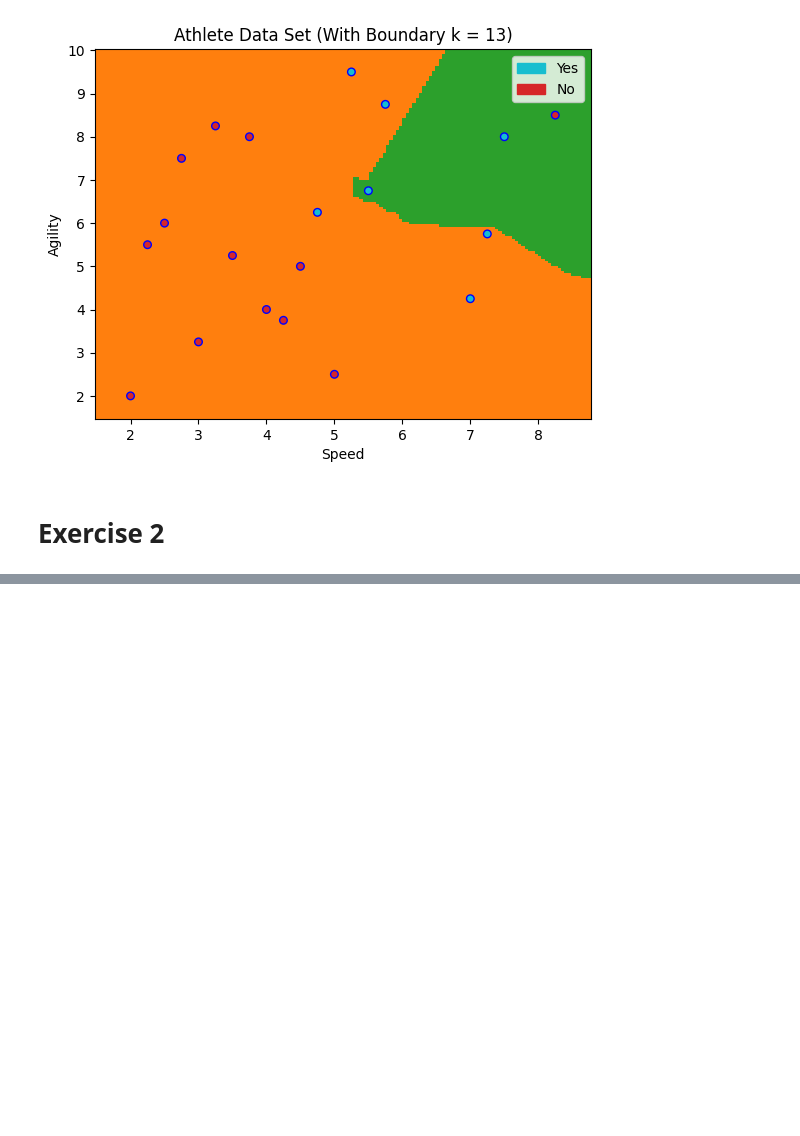
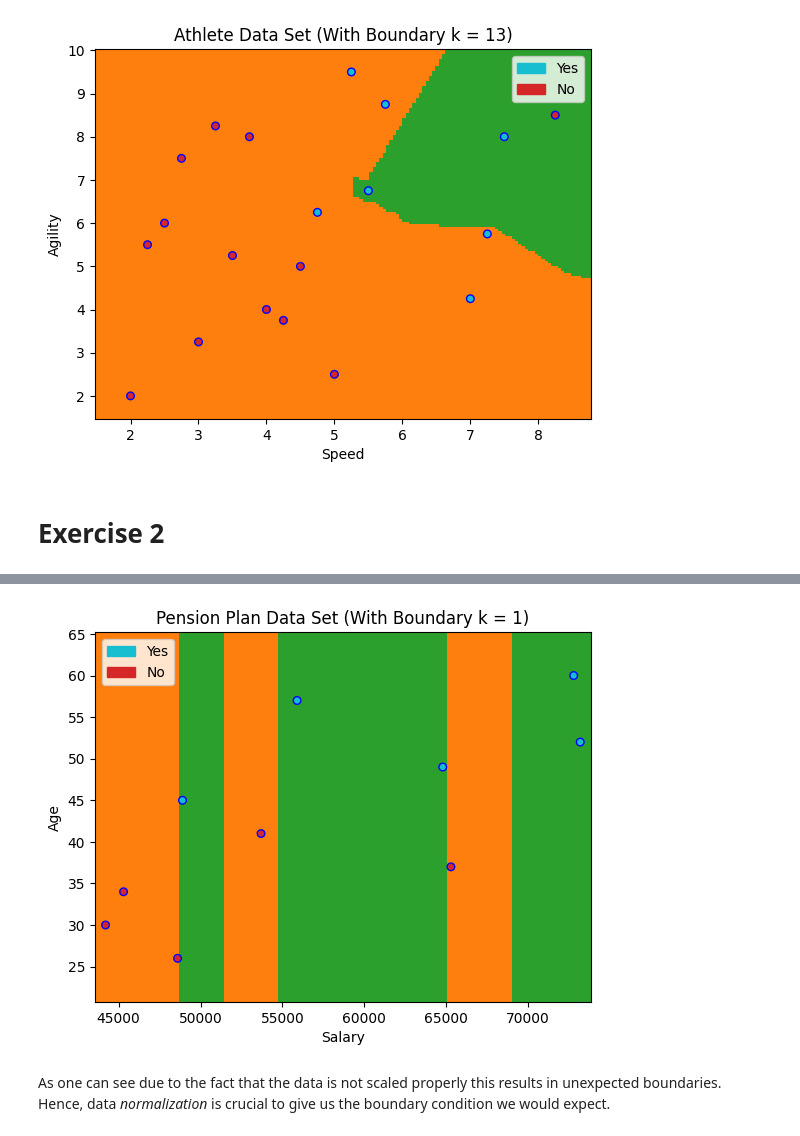
Before and after one commit to JuanScerriE/cce2502-pr-ml, a Jupyter notebook: probabilistic/knn.ipynb, the cells around one changed output, grey strips where cells are left out. Saved outputs shown, nothing was run; the diff lists cells and outputs as text; code cells hidden in the pictures; blank space fills up the shorter version.

Commit message:
Add Normalization

```diff
--- a/probabilistic/knn.ipynb
+++ b/probabilistic/knn.ipynb
@@ -192,0 +195,6 @@ print(kNN_variance(3, 50, 16, data))
+# %%
+def kNN_regression(input, output, metric, k):
+    def model(x):
+        return output[np.argpartition(metric(input - x), k-1)[:k]].mean()
+
+    return model
@@ -192,0 +260,49 @@ print(kNN_variance(3, 50, 16, data))
+# %%
+delta_salary = 500
+delta_age = 5
+
+min_salary = np.min(input[:,0]) - delta_salary
+max_salary = np.max(input[:, 0]) + delta_salary
+min_age = np.min(input[:, 1]) - delta_age
+max_age = np.max(input[:, 1]) + delta_age
+
+granularity = 100
+
+salary_axis = np.linspace(min_salary, max_salary, granularity)
+age_axis = np.linspace(min_age, max_age, granularity)
+
+salary_matrix, age_matrix = np.array(np.meshgrid(salary_axis, age_axis))
+
+def display_decision_boundary_for_ex3(k):
+    model = kNN(input, output, euclidean, k)
+
+    color_flag = [[1 if model([salary_matrix[i, j], age_matrix[i, j]]) == 'yes' else 0 for j in range(granularity)] for i in range(granularity)]
+
+    plt.figure()
+    plt.pcolormesh(
+        salary_matrix,
+        age_matrix,
+        color_flag,
+        cmap=ListedColormap(['#ff7f0e', '#2ca02c'])
+    )
+    plt.scatter(
+        x=input[:, 0],
+        y=input[:, 1],
+        c=list(map(lambda x : 1 if x == 'yes' else 0, output)),
+        edgecolors='b',
+        cmap=ListedColormap(['#d62728', '#17becf']),
+        s=30
+    )
+    plt.xlabel('Salary')
+    plt.ylabel('Age')
+    plt.title('Pension Plan Data Set (With Boundary k = ' + str(k) + ')')
+    yes_patch = mpatches.Patch(color='#17becf', label='Yes')
+    no_patch = mpatches.Patch(color='#d62728', label='No')
+    plt.legend(handles=[yes_patch, no_patch])
+    plt.show()
+
+display_decision_boundary_for_ex3(1)
+# %% [output]
+[figure, added]
+# %% [markdown]
+As one can see due to the fact that the data is not scaled properly this results in unexpected boundaries. Hence, data *normalization* is crucial to give us the boundary condition we would expect.
```
Also changed, not shown: parts of 13 cells of this notebook, 2 other files.
